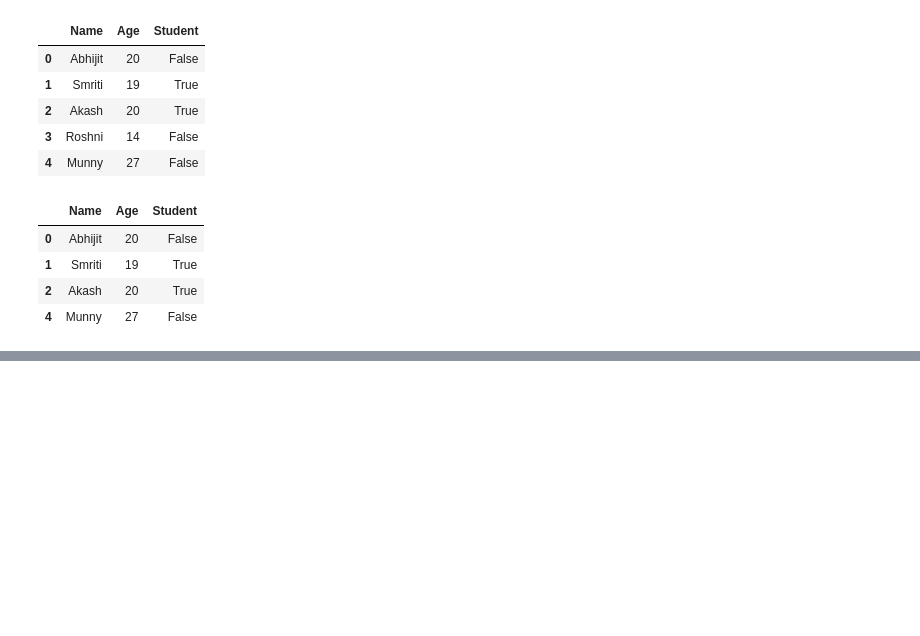
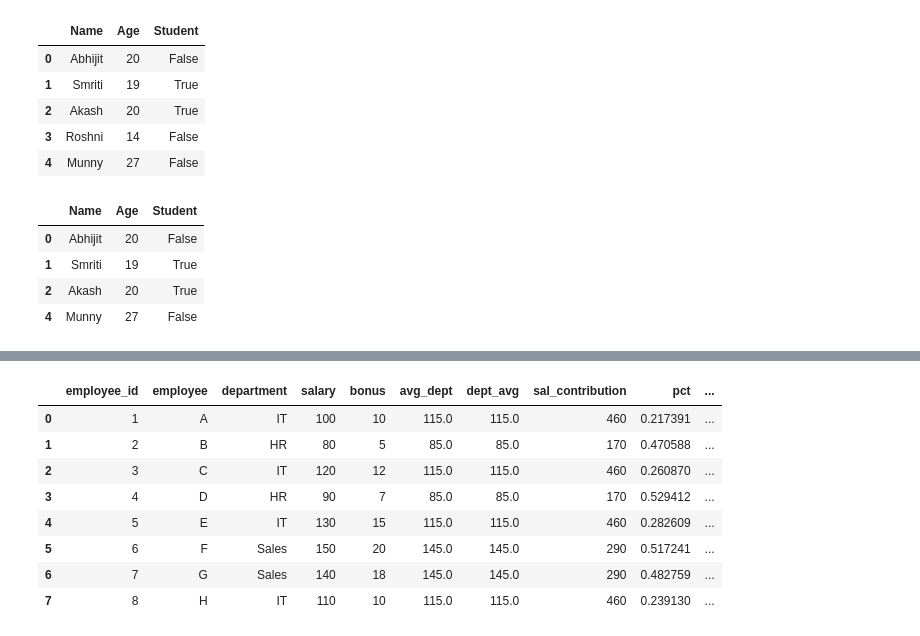
Before and after one commit to Sreemayidontha/Python-daily-codes, a Jupyter notebook: Python_daily.ipynb, the cells around one changed output, grey strips where cells are left out. Drawn from its saved outputs; the diff is of its cells as text; code cells hidden in the pictures; blank space fills up the shorter version.

```diff
--- a/Python_daily.ipynb
+++ b/Python_daily.ipynb
@@ -2861,0 +2957,3 @@ student_register.drop(3)
+# %%
+# Find employees whose salary is above their department’s average
+df["dept_avg"]=df.groupby('department')['salary'].transform("mean")
@@ -2861,0 +2980,3 @@ student_register.drop(3)
+# %%
+# Percentage contribution of each employee to their department salary total
+df['sal_contribution']=df.groupby('department')['salary'].transform('sum')
@@ -2861,0 +2995,2 @@ student_register.drop(3)
+# %%
+df['pct']=df['salary']/df['sal_contribution']
@@ -2861,0 +3009,15 @@ student_register.drop(3)
+# %%
+# Salary rank within each department
+df['sal_rank']=df.groupby('department')['salary'].rank(ascending=False)
+# %%
+df
+# %% [output]
+|  | employee_id | employee | department | salary | bonus | avg_dept | dept_avg | sal_contribution | pct | ... |
+| 0 | 1 | A | IT | 100 | 10 | 115.0 | 115.0 | 460 | 0.217391 | ... |
+| 1 | 2 | B | HR | 80 | 5 | 85.0 | 85.0 | 170 | 0.470588 | ... |
+| 2 | 3 | C | IT | 120 | 12 | 115.0 | 115.0 | 460 | 0.260870 | ... |
+| 3 | 4 | D | HR | 90 | 7 | 85.0 | 85.0 | 170 | 0.529412 | ... |
+| 4 | 5 | E | IT | 130 | 15 | 115.0 | 115.0 | 460 | 0.282609 | ... |
+| 5 | 6 | F | Sales | 150 | 20 | 145.0 | 145.0 | 290 | 0.517241 | ... |
+| 6 | 7 | G | Sales | 140 | 18 | 145.0 | 145.0 | 290 | 0.482759 | ... |
+| 7 | 8 | H | IT | 110 | 10 | 115.0 | 115.0 | 460 | 0.239130 | ... |
```
Also changed, not shown: parts of 13 cells of this notebook.
